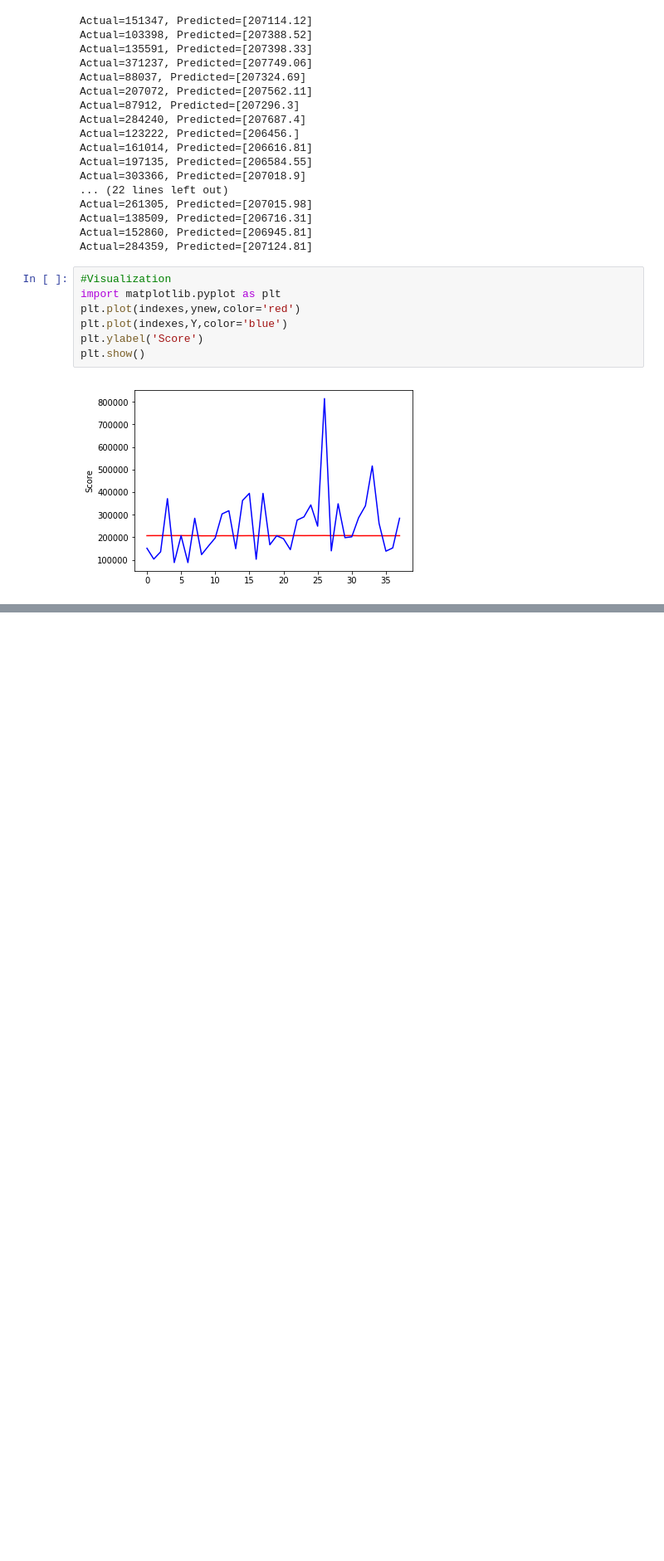
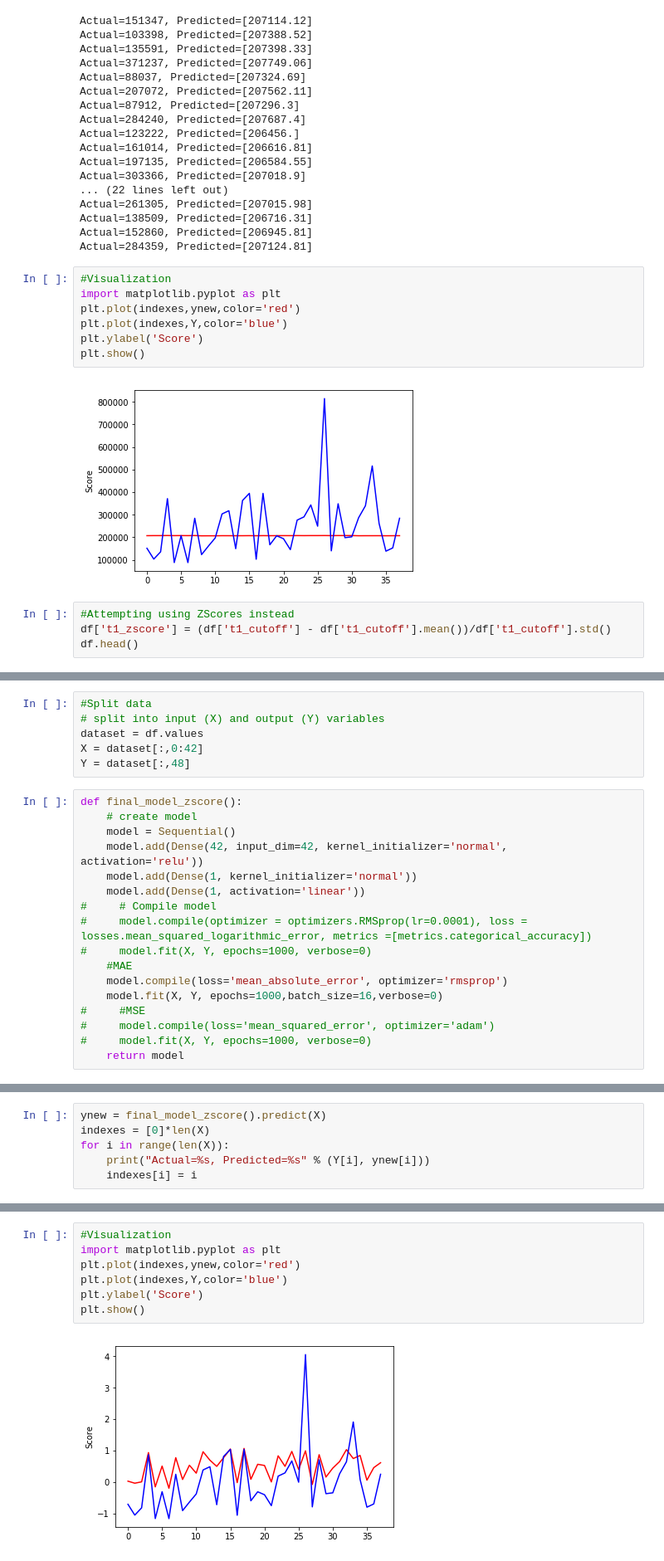
Before and after one commit to machine-learning-2018-2019-fasilkom-ui/MillionLive, a Jupyter notebook: MLTD.ipynb, the cells around one changed output, grey strips where cells are left out. Shown at 83% size. Cells and saved outputs as stored; diff of their text form; blank space fills up the shorter version.

Commit message:
Training using zscores, -5 (0.22) MAE

```diff
--- a/MLTD.ipynb
+++ b/MLTD.ipynb
@@ -237,3 +237,7 @@ plt.ylabel('Score')
 plt.show()
 # %% [output]
 [figure]
+# %%
+#Attempting using ZScores instead
+df['t1_zscore'] = (df['t1_cutoff'] - df['t1_cutoff'].mean())/df['t1_cutoff'].std()
+df.head()
@@ -239,0 +252,23 @@ plt.show()
+# %%
+#Split data
+# split into input (X) and output (Y) variables
+dataset = df.values
+X = dataset[:,0:42]
+Y = dataset[:,48]
+# %%
+def final_model_zscore():
+    # create model
+    model = Sequential()
+    model.add(Dense(42, input_dim=42, kernel_initializer='normal', activation='relu'))
+    model.add(Dense(1, kernel_initializer='normal'))
+    model.add(Dense(1, activation='linear'))
+#     # Compile model
+#     model.compile(optimizer = optimizers.RMSprop(lr=0.0001), loss = losses.mean_squared_logarithmic_error, metrics =[metrics.categorical_accuracy])
+#     model.fit(X, Y, epochs=1000, verbose=0)
+    #MAE
+    model.compile(loss='mean_absolute_error', optimizer='rmsprop')
+    model.fit(X, Y, epochs=1000,batch_size=16,verbose=0)
+#     #MSE
+#     model.compile(loss='mean_squared_error', optimizer='adam')
+#     model.fit(X, Y, epochs=1000, verbose=0)
+    return model
@@ -239,0 +286,6 @@ plt.show()
+# %%
+ynew = final_model_zscore().predict(X)
+indexes = [0]*len(X)
+for i in range(len(X)):
+    print("Actual=%s, Predicted=%s" % (Y[i], ynew[i]))
+    indexes[i] = i
@@ -239,0 +310,9 @@ plt.show()
+# %%
+#Visualization
+import matplotlib.pyplot as plt
+plt.plot(indexes,ynew,color='red')
+plt.plot(indexes,Y,color='blue')
+plt.ylabel('Score')
+plt.show()
+# %% [output]
+[figure, added]
```
Also changed, not shown: parts of 5 cells of this notebook.
